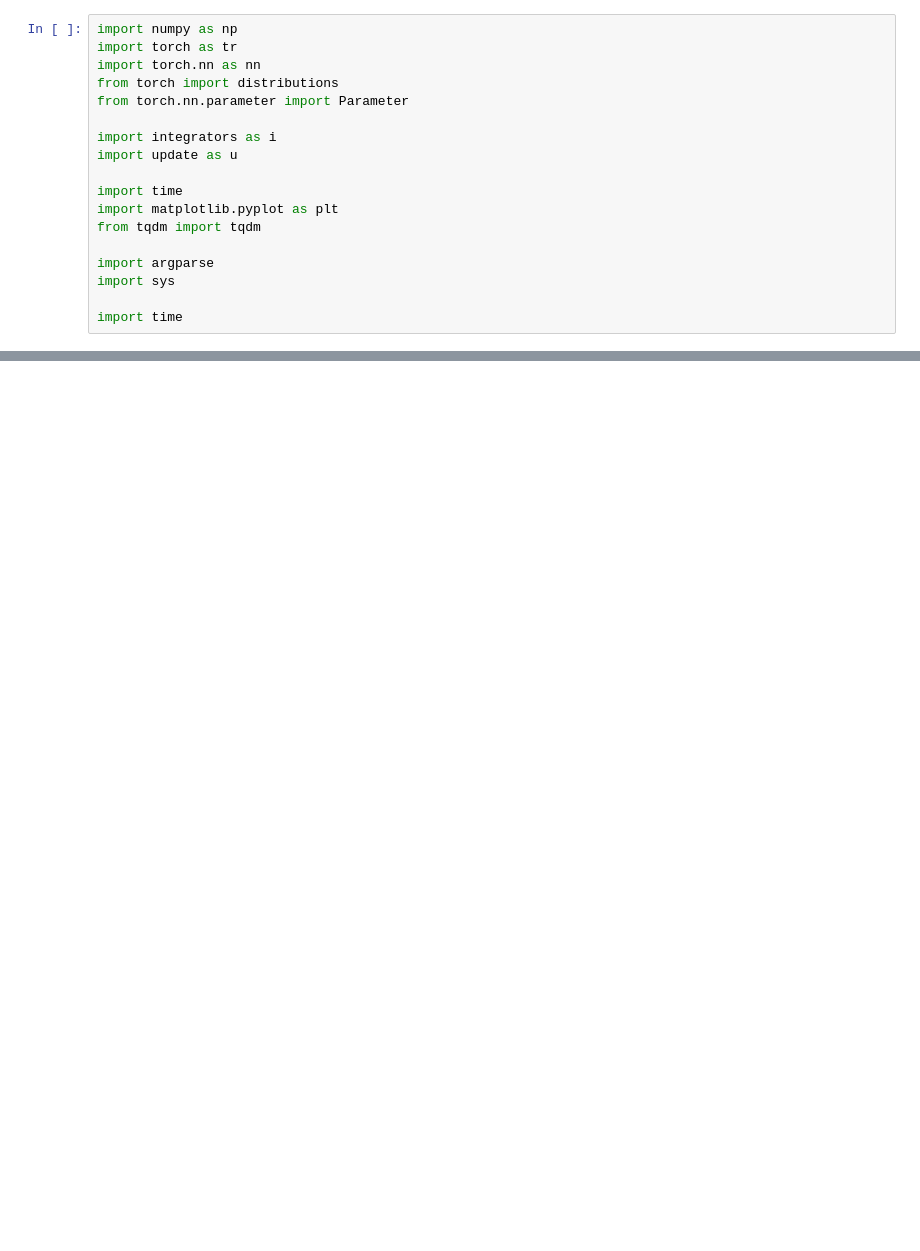
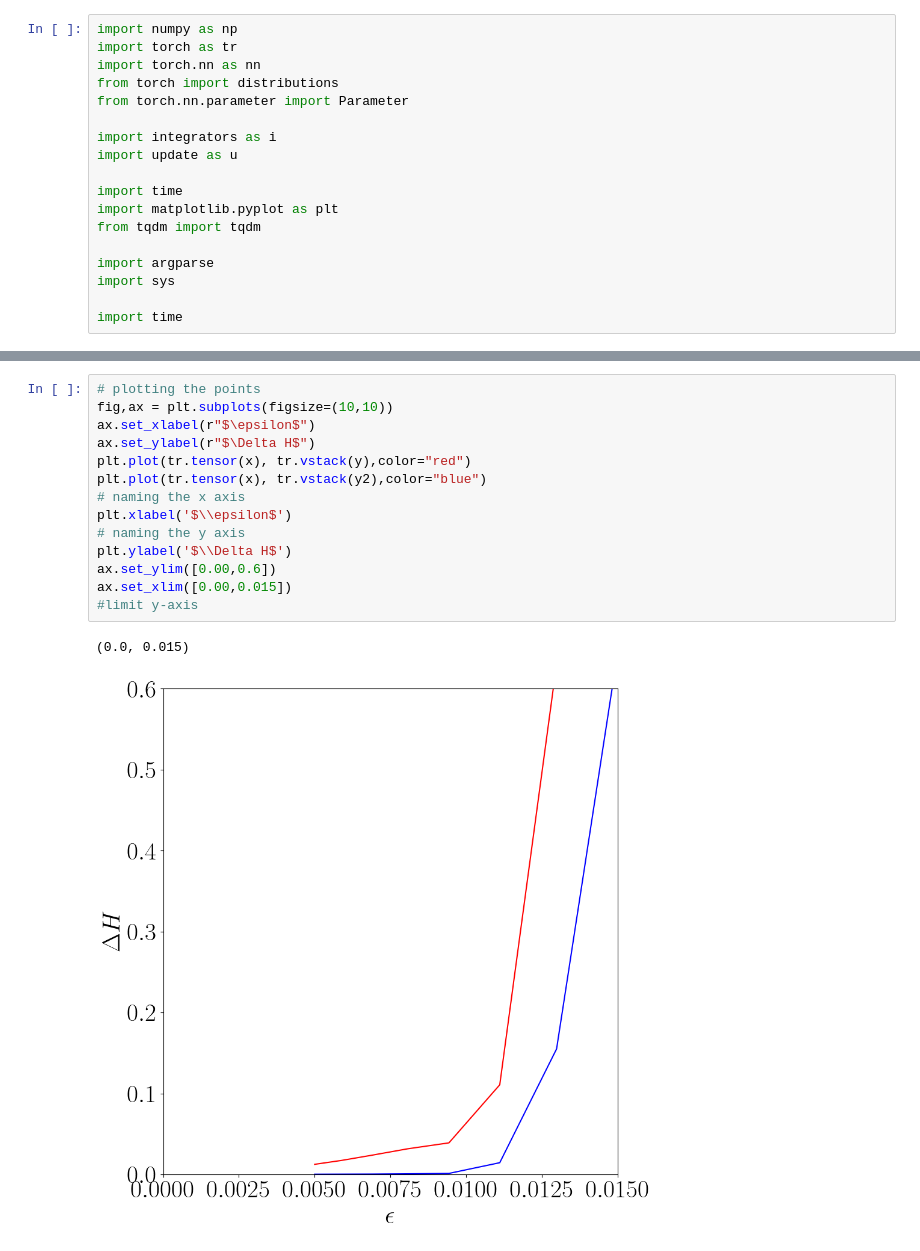
Before and after one commit to orginos/torchQFT, a Jupyter notebook: njl.ipynb, the cells around one changed output, grey strips where cells are left out. Drawn from its saved outputs; the diff is of its cells as text; blank space fills up the shorter version.

```diff
--- a/njl.ipynb
+++ b/njl.ipynb
@@ -129 +186,18 @@ plt.colorbar(label='Force')
+# %%
+# plotting the points
+fig,ax = plt.subplots(figsize=(10,10))
+ax.set_xlabel(r"$\epsilon$")
+ax.set_ylabel(r"$\Delta H$")
+plt.plot(tr.tensor(x), tr.vstack(y),color="red")
+plt.plot(tr.tensor(x), tr.vstack(y2),color="blue")
+# naming the x axis
+plt.xlabel('$\\epsilon$')
+# naming the y axis
+plt.ylabel('$\\Delta H$')
+ax.set_ylim([0.00,0.6])
+ax.set_xlim([0.00,0.015])
+#limit y-axis
+# %% [output]
+(0.0, 0.015)
+[figure, added]
 # %% [markdown]
```
Also changed, not shown: parts of 29 cells of this notebook, 5 other files.
